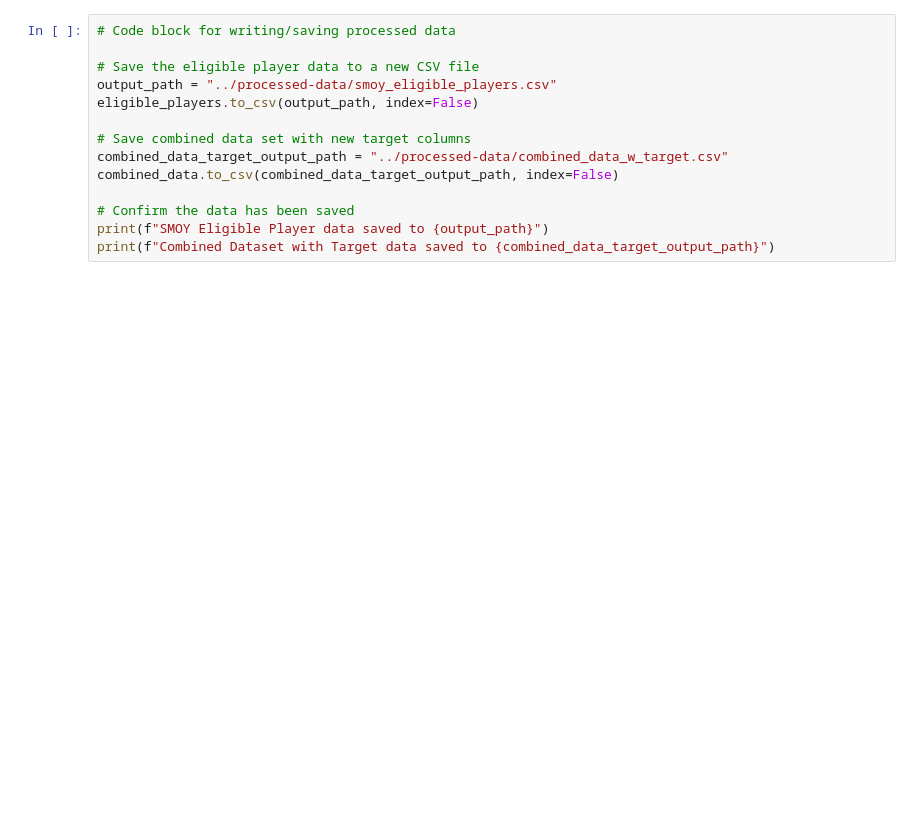
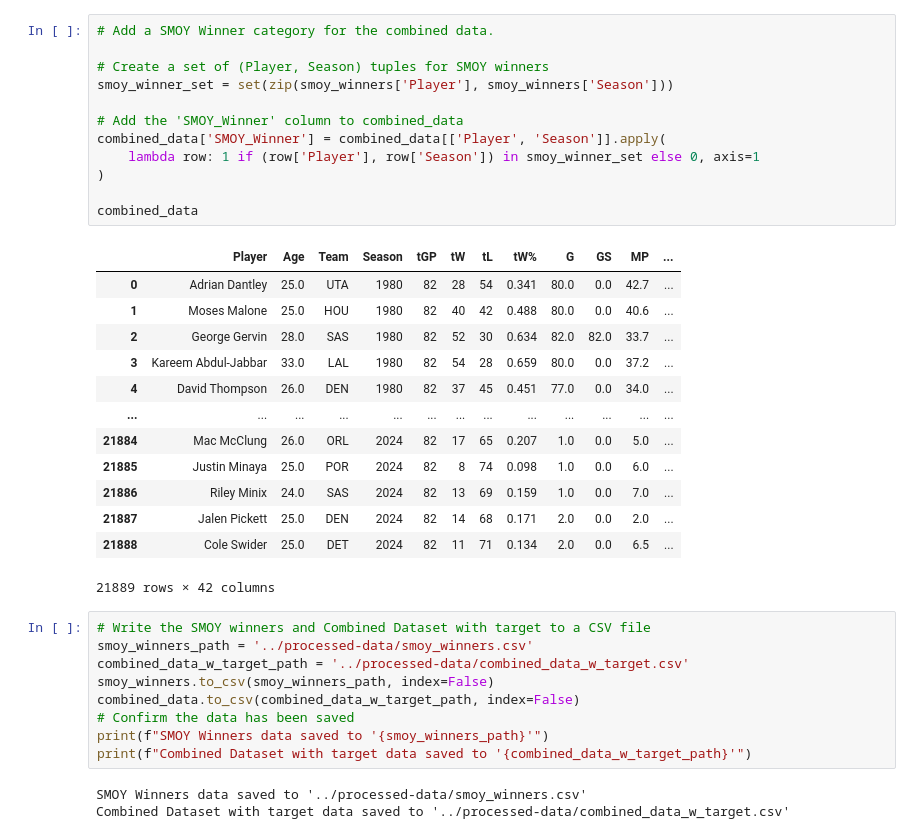
Before and after one commit to Alexon-Abreu/NBA-Data-Mining-Project, a Jupyter notebook: notebooks/smoy_preprocessing.ipynb, the cells around one changed output. Saved outputs shown, nothing was run; the diff lists cells and outputs as text; blank space fills up the shorter version.

```diff
--- a/notebooks/smoy_preprocessing.ipynb
+++ b/notebooks/smoy_preprocessing.ipynb
@@ -98,14 +162,38 @@ eligible_players[['Player', 'Season', 'GS', 'G', 'MP', 'SMOY_Eligible', 'SMOY_Ca
+# %%
+# Add a SMOY Winner category for the combined data.
+
+# Create a set of (Player, Season) tuples for SMOY winners
+smoy_winner_set = set(zip(smoy_winners['Player'], smoy_winners['Season']))
+
+# Add the 'SMOY_Winner' column to combined_data
+combined_data['SMOY_Winner'] = combined_data[['Player', 'Season']].apply(
+    lambda row: 1 if (row['Player'], row['Season']) in smoy_winner_set else 0, axis=1
+)
+
+combined_data
+# %% [output]
+|  | Player | Age | Team | Season | tGP | tW | tL | tW% | G | GS | MP | ... |
+| 0 | Adrian Dantley | 25.0 | UTA | 1980 | 82 | 28 | 54 | 0.341 | 80.0 | 0.0 | 42.7 | ... |
+| 1 | Moses Malone | 25.0 | HOU | 1980 | 82 | 40 | 42 | 0.488 | 80.0 | 0.0 | 40.6 | ... |
+| 2 | George Gervin | 28.0 | SAS | 1980 | 82 | 52 | 30 | 0.634 | 82.0 | 82.0 | 33.7 | ... |
+| 3 | Kareem Abdul-Jabbar | 33.0 | LAL | 1980 | 82 | 54 | 28 | 0.659 | 80.0 | 0.0 | 37.2 | ... |
+| 4 | David Thompson | 26.0 | DEN | 1980 | 82 | 37 | 45 | 0.451 | 77.0 | 0.0 | 34.0 | ... |
+| ... | ... | ... | ... | ... | ... | ... | ... | ... | ... | ... | ... | ... |
+| 21884 | Mac McClung | 26.0 | ORL | 2024 | 82 | 17 | 65 | 0.207 | 1.0 | 0.0 | 5.0 | ... |
+| 21885 | Justin Minaya | 25.0 | POR | 2024 | 82 | 8 | 74 | 0.098 | 1.0 | 0.0 | 6.0 | ... |
+| 21886 | Riley Minix | 24.0 | SAS | 2024 | 82 | 13 | 69 | 0.159 | 1.0 | 0.0 | 7.0 | ... |
+| 21887 | Jalen Pickett | 25.0 | DEN | 2024 | 82 | 14 | 68 | 0.171 | 2.0 | 0.0 | 2.0 | ... |
+| 21888 | Cole Swider | 25.0 | DET | 2024 | 82 | 11 | 71 | 0.134 | 2.0 | 0.0 | 6.5 | ... |
+21889 rows × 42 columns
 # %%
-# Code block for writing/saving processed data
-
-# Save the eligible player data to a new CSV file
-output_path = "../processed-data/smoy_eligible_players.csv"
-eligible_players.to_csv(output_path, index=False)
-
-# Save combined data set with new target columns
-combined_data_target_output_path = "../processed-data/combined_data_w_target.csv"
-combined_data.to_csv(combined_data_target_output_path, index=False)
-
+# Write the SMOY winners and Combined Dataset with target to a CSV file
+smoy_winners_path = '../processed-data/smoy_winners.csv'
+combined_data_w_target_path = '../processed-data/combined_data_w_target.csv'
+smoy_winners.to_csv(smoy_winners_path, index=False)
+combined_data.to_csv(combined_data_w_target_path, index=False)
 # Confirm the data has been saved
-print(f"SMOY Eligible Player data saved to {output_path}")
-print(f"Combined Dataset with Target data saved to {combined_data_target_output_path}")
+print(f"SMOY Winners data saved to '{smoy_winners_path}'")
+print(f"Combined Dataset with target data saved to '{combined_data_w_target_path}'")
+# %% [output]
+SMOY Winners data saved to '../processed-data/smoy_winners.csv'
+Combined Dataset with target data saved to '../processed-data/combined_data_w_target.csv'
```
Also changed, not shown: parts of 9 cells of this notebook, 3 other files.
